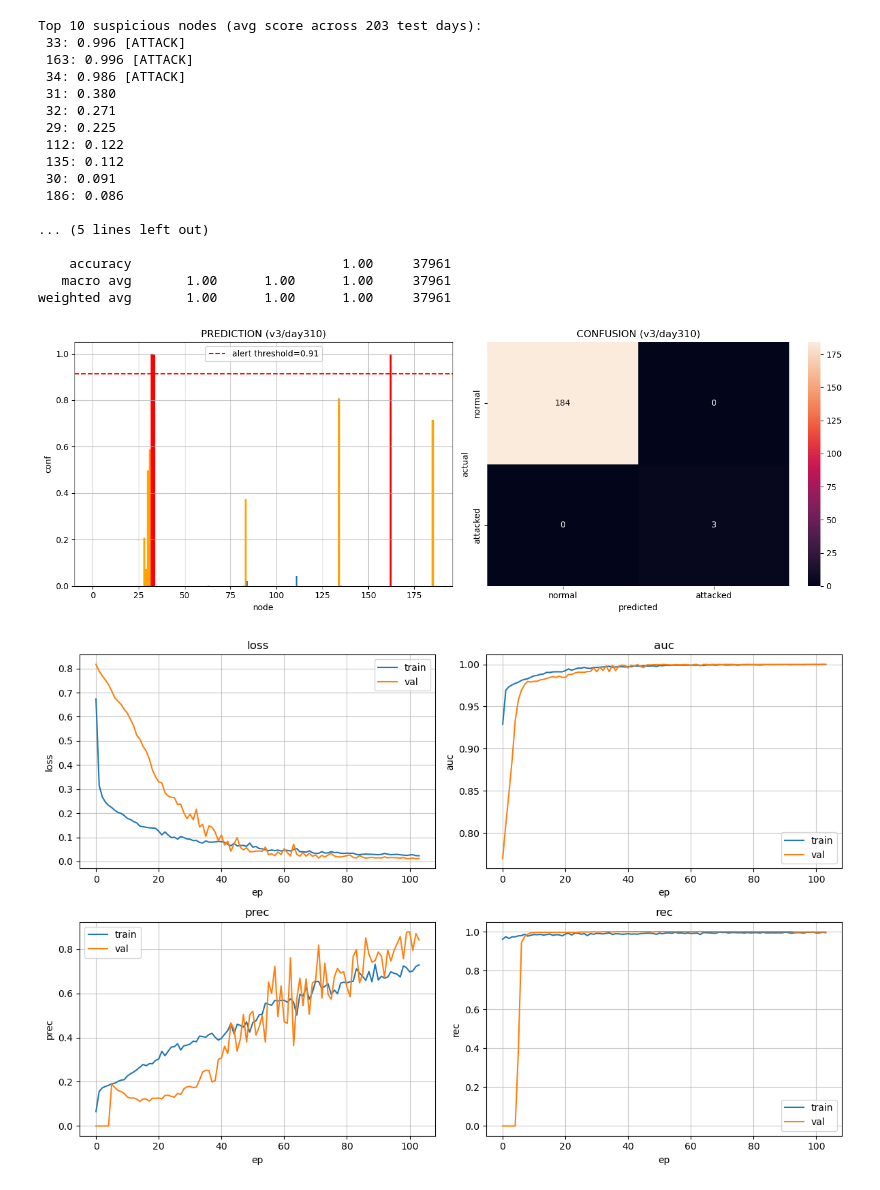
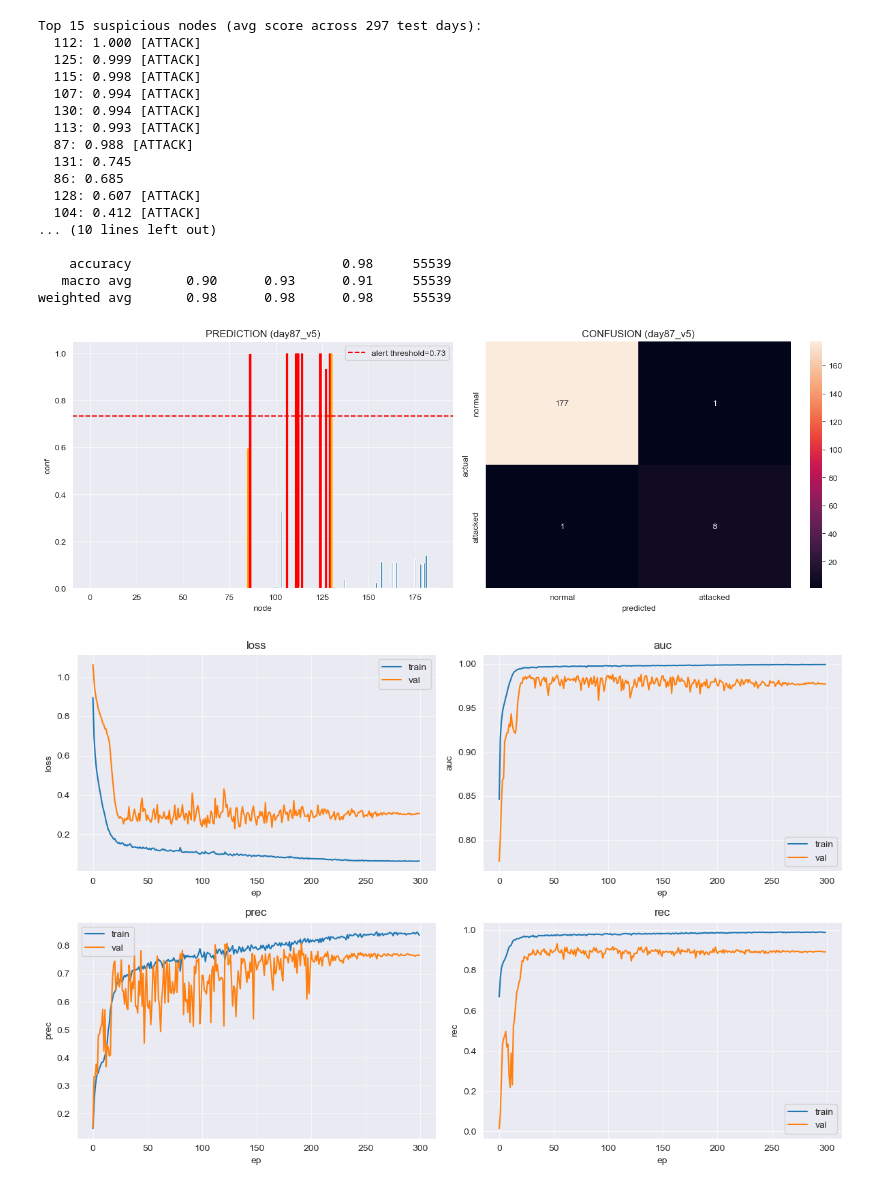
Before and after one commit to yhuiw/FDIA, a Jupyter notebook: GCN_localization.ipynb, the cells around one changed output. Saved outputs shown, nothing was run; the diff lists cells and outputs as text; code cells hidden in the pictures.

```diff
--- a/GCN_localization.ipynb
+++ b/GCN_localization.ipynb
@@ -97,6 +161,8 @@ Epoch 104/400
 # %%
-thresh = np.linspace(0.5, 1.0, 100)    # find optimal threshold via maximizing f1 score
+thresh = np.linspace(0.4, 0.9, 100) # find optimal threshold via maximizing f1 score
 f1 = []
+beta = 1.5 # importance of recall vs precision
+
 for t in thresh:
     y_bin = (y_pred > t).astype(int)
     tp = ((y_bin == 1) & (y_test == 1)).sum()
@@ -104,65 +170,67 @@ for t in thresh:
     fn = ((y_bin == 0) & (y_test == 1)).sum()
     p = tp / (tp + fp + 1e-8)
     r = tp / (tp + fn + 1e-8)
-    f1.append(2 * p * r / (p + r + 1e-8))
+    f1.append((1 + beta**2) * (p * r) / ((beta**2 * p) + r + 1e-8))
 
 thresh_opt = thresh[np.argmax(f1)]
 y_pred_bin = (y_pred > thresh_opt).astype(int)
 
-print(f"\nTop 10 suspicious nodes (avg score across {X_test.shape[0]} test days):")
+print(f"\nTop 15 suspicious nodes (avg score across {X_test.shape[0]} test days):")
 node_scores = y_pred.mean(axis=0)
-for n in np.argsort(node_scores)[-10:][::-1]:
-    print(f" {n + 1}: {node_scores[n]:.3f} {'[ATTACK]' if n in ATTACKED_NODES else ''}")
+for n in np.argsort(node_scores)[-15:][::-1]:
+    attacked_str = '[ATTACK]' if y_test[:, n].sum() > 0 else ''
+    print(f"  {n + 1}: {node_scores[n]:.3f} {attacked_str}")
 print("\nClassification Report")
 print(classification_report(y_test.flatten(), y_pred_bin.flatten(), target_names=['normal', 'attack']))
 
 # visualization
-idx = 101   # range from 0 to 202 under 3:1 trn/tst
-day = d[split:][idx]
+idx = 101
+day = d_test[idx]
 
 fig, axes = plt.subplots(1, 2, figsize=(14, 5))
 bars = axes[0].bar(range(N_NODES), y_pred[idx])
 axes[0].axhline(thresh_opt, c='r', ls='--', label=f'alert threshold={thresh_opt:.2f}')
+attacked_nodes_idx = np.where(y_test[idx] == 1)[0]
 for i in np.argsort(y_pred[idx])[-10:]:
-    bars[i].set_color('red' if i in ATTACKED_NODES else 'orange')
+    bars[i].set_color('red' if i in attacked_nodes_idx else 'orange')
 axes[0].set(xlabel='node', ylabel='conf', title=f'PREDICTION ({day})')
 axes[0].legend()
 axes[0].grid(alpha=0.7)
 
 sns.heatmap(confusion_matrix(y_test[idx], y_pred_bin[idx]), fmt='d', annot=True, ax=axes[1])
 axes[1].set(xlabel='predicted', ylabel='actual', title=f'CONFUSION ({day})')
 axes[1].set_xticklabels(['normal', 'attacked'])
 axes[1].set_yticklabels(['normal', 'attacked'])
 
 plt.tight_layout()
 
 fig, axes = plt.subplots(2, 2, figsize=(12, 8))
 for i, k in enumerate(['loss', 'auc', 'prec', 'rec']):
     ax = axes[i // 2, i % 2]
     ax.plot(hist.history[k], label='train')
     ax.plot(hist.history[f'val_{k}'], label='val')
     ax.set(xlabel='ep', ylabel=k, title=k)
     ax.legend()
     ax.grid(alpha=0.7)
 
 plt.tight_layout()
 # %% [output]
-Top 10 suspicious nodes (avg score across 203 test days):
- 33: 0.996 [ATTACK]
- 163: 0.996 [ATTACK]
- 34: 0.986 [ATTACK]
- 31: 0.380
- 32: 0.271
- 29: 0.225
- 112: 0.122
- 135: 0.112
- 30: 0.091
- 186: 0.086
+Top 15 suspicious nodes (avg score across 297 test days):
+  112: 1.000 [ATTACK]
+  125: 0.999 [ATTACK]
+  115: 0.998 [ATTACK]
+  107: 0.994 [ATTACK]
+  130: 0.994 [ATTACK]
+  113: 0.993 [ATTACK]
+  87: 0.988 [ATTACK]
+  131: 0.745
+  86: 0.685
+  128: 0.607 [ATTACK]
+  104: 0.412 [ATTACK]
+... (10 lines left out)
 
-... (5 lines left out)
-
-    accuracy                           1.00     37961
-   macro avg       1.00      1.00      1.00     37961
-weighted avg       1.00      1.00      1.00     37961
+    accuracy                           0.98     55539
+   macro avg       0.90      0.93      0.91     55539
+weighted avg       0.98      0.98      0.98     55539
-[figure, old version]
+[figure, new version]
-[figure, old version]
+[figure, new version]
```
Also changed, not shown: parts of 2 cells of this notebook, 3 other files.
